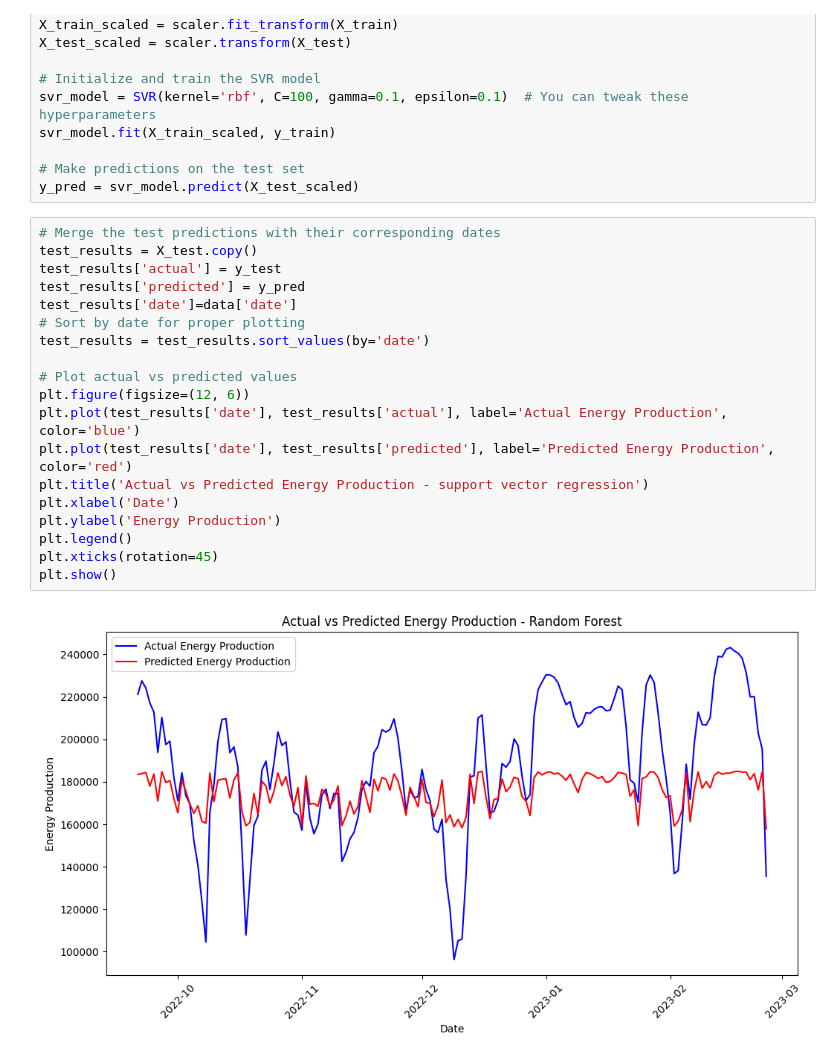
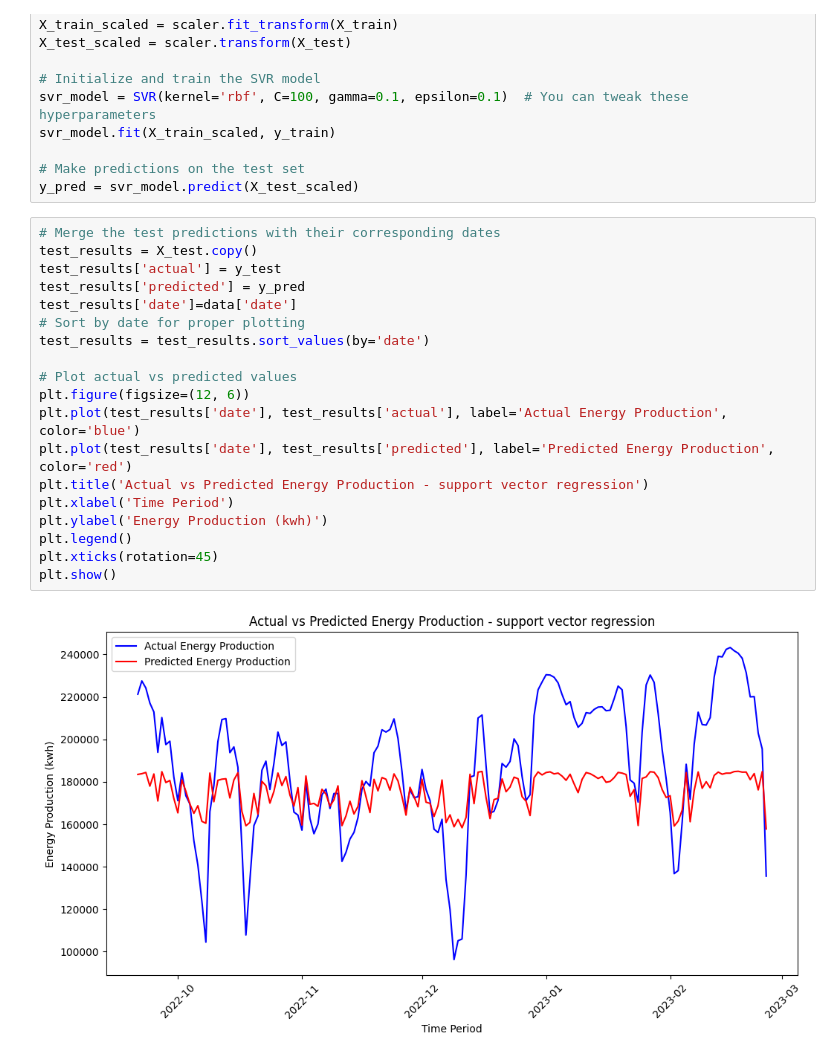
Before and after one commit to Jamesupback/solar, a Jupyter notebook: minor/models/master.ipynb, the cells around one changed output. Saved outputs shown, nothing was run; the diff lists cells and outputs as text.

Commit message:
fixed rmse ,mse and labels of graph

```diff
--- a/minor/models/master.ipynb
+++ b/minor/models/master.ipynb
@@ -467,24 +471,24 @@ y_pred = svr_model.predict(X_test_scaled)
 # %%
 # Merge the test predictions with their corresponding dates
 test_results = X_test.copy()
 test_results['actual'] = y_test
 test_results['predicted'] = y_pred
 test_results['date']=data['date']
 # Sort by date for proper plotting
 test_results = test_results.sort_values(by='date')
 
 # Plot actual vs predicted values
 plt.figure(figsize=(12, 6))
 plt.plot(test_results['date'], test_results['actual'], label='Actual Energy Production', color='blue')
 plt.plot(test_results['date'], test_results['predicted'], label='Predicted Energy Production', color='red')
 plt.title('Actual vs Predicted Energy Production - support vector regression')
-plt.xlabel('Date')
-plt.ylabel('Energy Production')
+plt.xlabel('Time Period')
+plt.ylabel('Energy Production (kwh)')
 plt.legend()
 plt.xticks(rotation=45)
 plt.show()
 # %% [output]
-[figure, old version]
+[figure, new version]
 # %%
 # Calculate residuals
 residuals = y_test - y_pred
```
Also changed, not shown: parts of 18 cells of this notebook, 1 other file.
